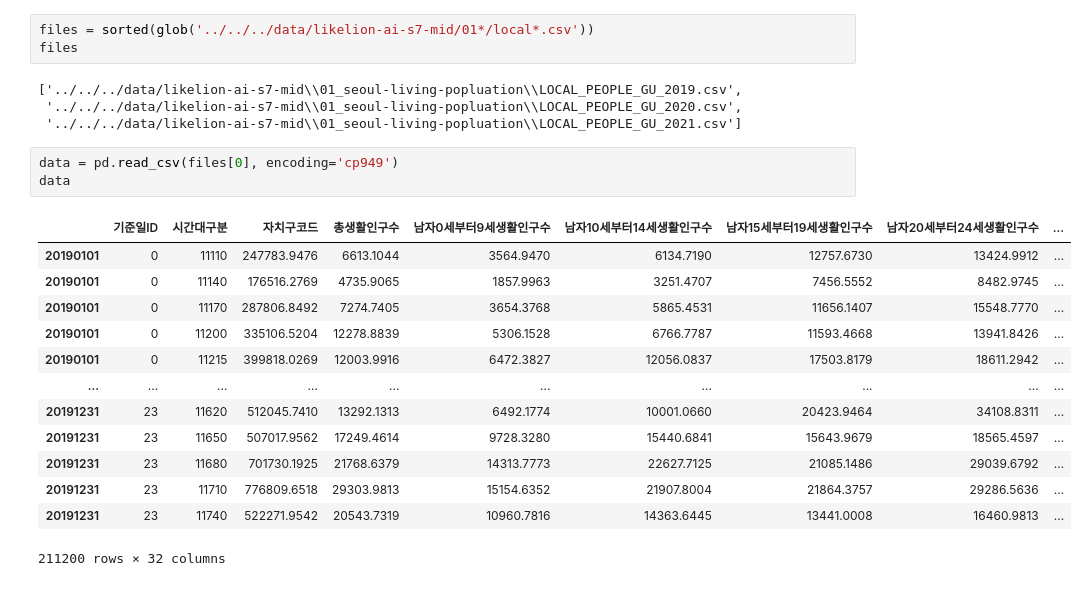
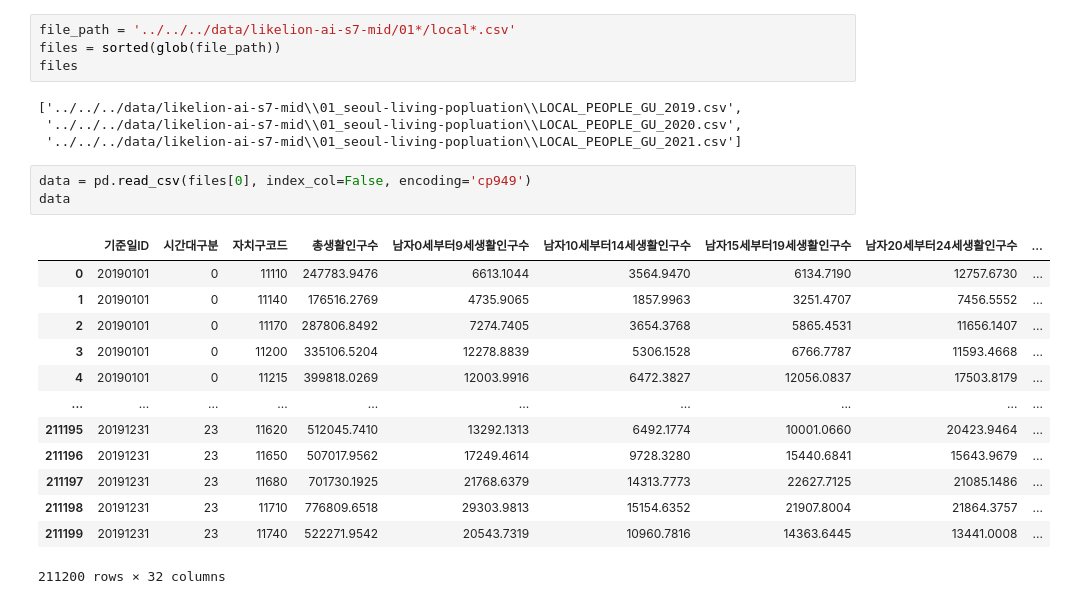
Before and after one commit to cryptnomy/likelion-ai-s7-mid, a Jupyter notebook: src/hypothesis-one.ipynb, the cells around one changed output. Cells and saved outputs as stored; diff of their text form.

Commit message:
data preprocessing

```diff
--- a/src/hypothesis-one.ipynb
+++ b/src/hypothesis-one.ipynb
@@ -8,26 +8,27 @@ import pandas as pd
 # %% [markdown]
 ## 데이터 불러오기
 # %%
-files = sorted(glob('../../../data/likelion-ai-s7-mid/01*/local*.csv'))
+file_path = '../../../data/likelion-ai-s7-mid/01*/local*.csv'
+files = sorted(glob(file_path))
 files
 # %% [output]
 ['../../../data/likelion-ai-s7-mid\\01_seoul-living-popluation\\LOCAL_PEOPLE_GU_2019.csv',
  '../../../data/likelion-ai-s7-mid\\01_seoul-living-popluation\\LOCAL_PEOPLE_GU_2020.csv',
  '../../../data/likelion-ai-s7-mid\\01_seoul-living-popluation\\LOCAL_PEOPLE_GU_2021.csv']
 # %%
-data = pd.read_csv(files[0], encoding='cp949')
+data = pd.read_csv(files[0], index_col=False, encoding='cp949')
 data
 # %% [output]
 |  | 기준일ID | 시간대구분 | 자치구코드 | 총생활인구수 | 남자0세부터9세생활인구수 | 남자10세부터14세생활인구수 | 남자15세부터19세생활인구수 | 남자20세부터24세생활인구수 | ... |
-| 20190101 | 0 | 11110 | 247783.9476 | 6613.1044 | 3564.9470 | 6134.7190 | 12757.6730 | 13424.9912 | ... |
-| 20190101 | 0 | 11140 | 176516.2769 | 4735.9065 | 1857.9963 | 3251.4707 | 7456.5552 | 8482.9745 | ... |
-| 20190101 | 0 | 11170 | 287806.8492 | 7274.7405 | 3654.3768 | 5865.4531 | 11656.1407 | 15548.7770 | ... |
-| 20190101 | 0 | 11200 | 335106.5204 | 12278.8839 | 5306.1528 | 6766.7787 | 11593.4668 | 13941.8426 | ... |
-| 20190101 | 0 | 11215 | 399818.0269 | 12003.9916 | 6472.3827 | 12056.0837 | 17503.8179 | 18611.2942 | ... |
+| 0 | 20190101 | 0 | 11110 | 247783.9476 | 6613.1044 | 3564.9470 | 6134.7190 | 12757.6730 | ... |
+| 1 | 20190101 | 0 | 11140 | 176516.2769 | 4735.9065 | 1857.9963 | 3251.4707 | 7456.5552 | ... |
+| 2 | 20190101 | 0 | 11170 | 287806.8492 | 7274.7405 | 3654.3768 | 5865.4531 | 11656.1407 | ... |
+| 3 | 20190101 | 0 | 11200 | 335106.5204 | 12278.8839 | 5306.1528 | 6766.7787 | 11593.4668 | ... |
+| 4 | 20190101 | 0 | 11215 | 399818.0269 | 12003.9916 | 6472.3827 | 12056.0837 | 17503.8179 | ... |
 | ... | ... | ... | ... | ... | ... | ... | ... | ... | ... |
-| 20191231 | 23 | 11620 | 512045.7410 | 13292.1313 | 6492.1774 | 10001.0660 | 20423.9464 | 34108.8311 | ... |
-| 20191231 | 23 | 11650 | 507017.9562 | 17249.4614 | 9728.3280 | 15440.6841 | 15643.9679 | 18565.4597 | ... |
-| 20191231 | 23 | 11680 | 701730.1925 | 21768.6379 | 14313.7773 | 22627.7125 | 21085.1486 | 29039.6792 | ... |
-| 20191231 | 23 | 11710 | 776809.6518 | 29303.9813 | 15154.6352 | 21907.8004 | 21864.3757 | 29286.5636 | ... |
-| 20191231 | 23 | 11740 | 522271.9542 | 20543.7319 | 10960.7816 | 14363.6445 | 13441.0008 | 16460.9813 | ... |
+| 211195 | 20191231 | 23 | 11620 | 512045.7410 | 13292.1313 | 6492.1774 | 10001.0660 | 20423.9464 | ... |
+| 211196 | 20191231 | 23 | 11650 | 507017.9562 | 17249.4614 | 9728.3280 | 15440.6841 | 15643.9679 | ... |
+| 211197 | 20191231 | 23 | 11680 | 701730.1925 | 21768.6379 | 14313.7773 | 22627.7125 | 21085.1486 | ... |
+| 211198 | 20191231 | 23 | 11710 | 776809.6518 | 29303.9813 | 15154.6352 | 21907.8004 | 21864.3757 | ... |
+| 211199 | 20191231 | 23 | 11740 | 522271.9542 | 20543.7319 | 10960.7816 | 14363.6445 | 13441.0008 | ... |
 211200 rows × 32 columns
```
Also changed, not shown: parts of 9 cells of this notebook.
